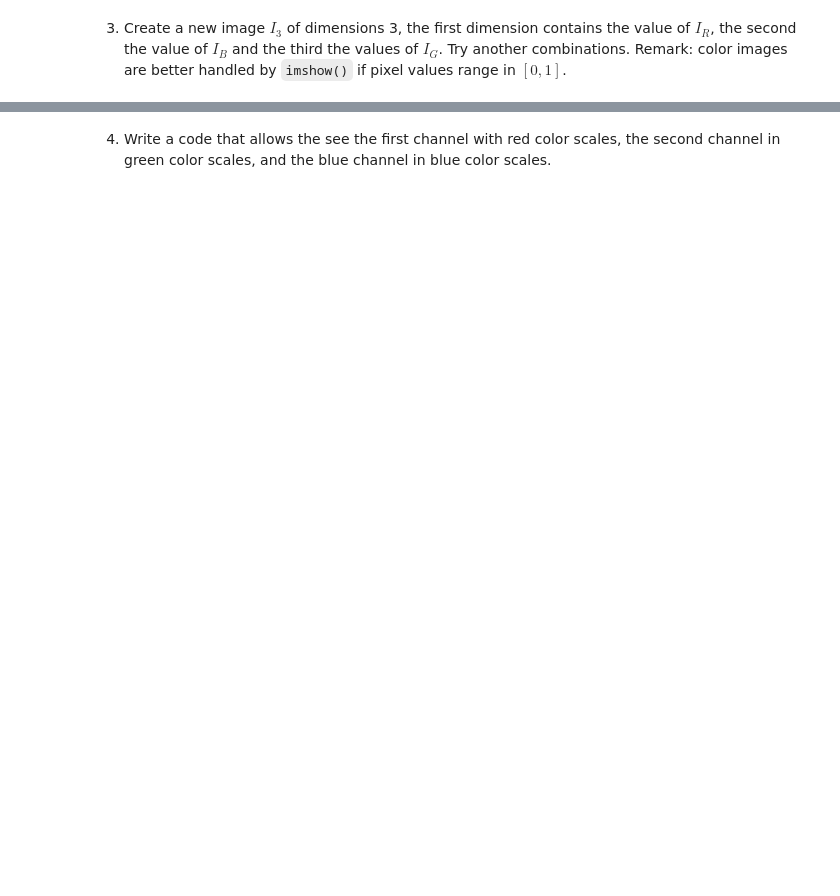
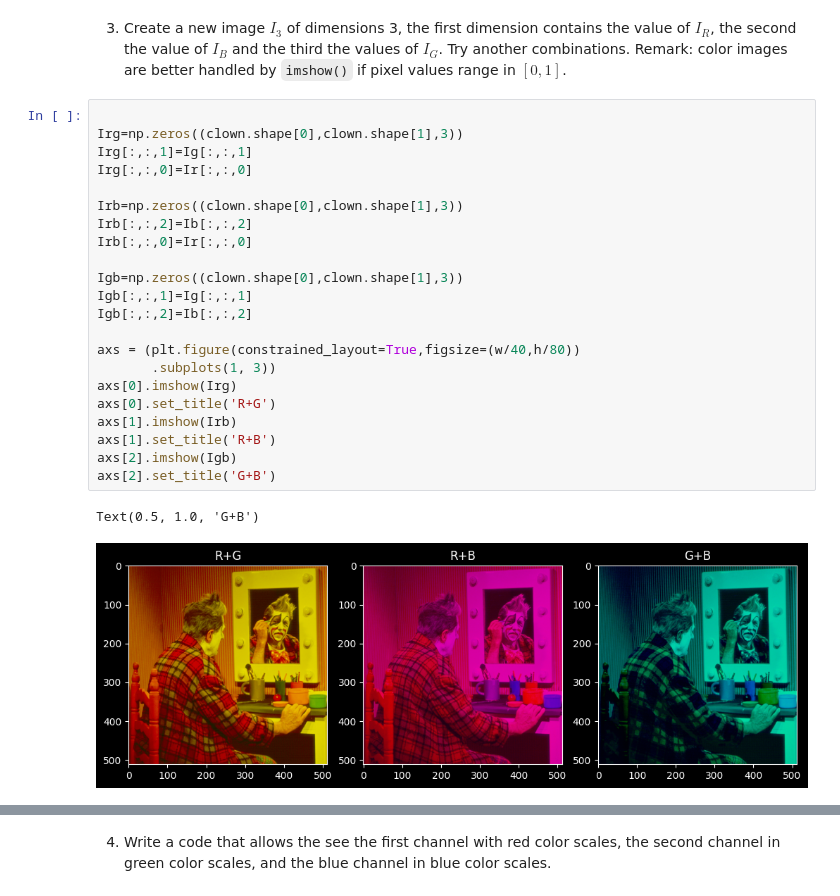
Before and after one commit to HugoRdet/BIMA, a Jupyter notebook: TME4/TME4.ipynb, the cells around one changed output, grey strips where cells are left out. Saved outputs shown, nothing was run; the diff lists cells and outputs as text; blank space fills up the shorter version.

```diff
--- a/TME4/TME4.ipynb
+++ b/TME4/TME4.ipynb
@@ -216,2 +280,27 @@ def antiAliasingFilter(n,m):
 # %% [markdown]
 3. Create a new image $I_3$ of dimensions 3, the first dimension contains the value of $I_R$, the second the value of $I_B$ and the third the values of $I_G$. Try another combinations. Remark: color images are better handled by `imshow()` if pixel values range in $[0,1]$.
+# %%
+
+Irg=np.zeros((clown.shape[0],clown.shape[1],3))
+Irg[:,:,1]=Ig[:,:,1]
+Irg[:,:,0]=Ir[:,:,0]
+
+Irb=np.zeros((clown.shape[0],clown.shape[1],3))
+Irb[:,:,2]=Ib[:,:,2]
+Irb[:,:,0]=Ir[:,:,0]
+
+Igb=np.zeros((clown.shape[0],clown.shape[1],3))
+Igb[:,:,1]=Ig[:,:,1]
+Igb[:,:,2]=Ib[:,:,2]
+
+axs = (plt.figure(constrained_layout=True,figsize=(w/40,h/80))
+       .subplots(1, 3))
+axs[0].imshow(Irg)
+axs[0].set_title('R+G')
+axs[1].imshow(Irb)
+axs[1].set_title('R+B')
+axs[2].imshow(Igb)
+axs[2].set_title('G+B')
+# %% [output]
+Text(0.5, 1.0, 'G+B')
+[figure, added]
```
Also changed, not shown: parts of 12 cells of this notebook.
